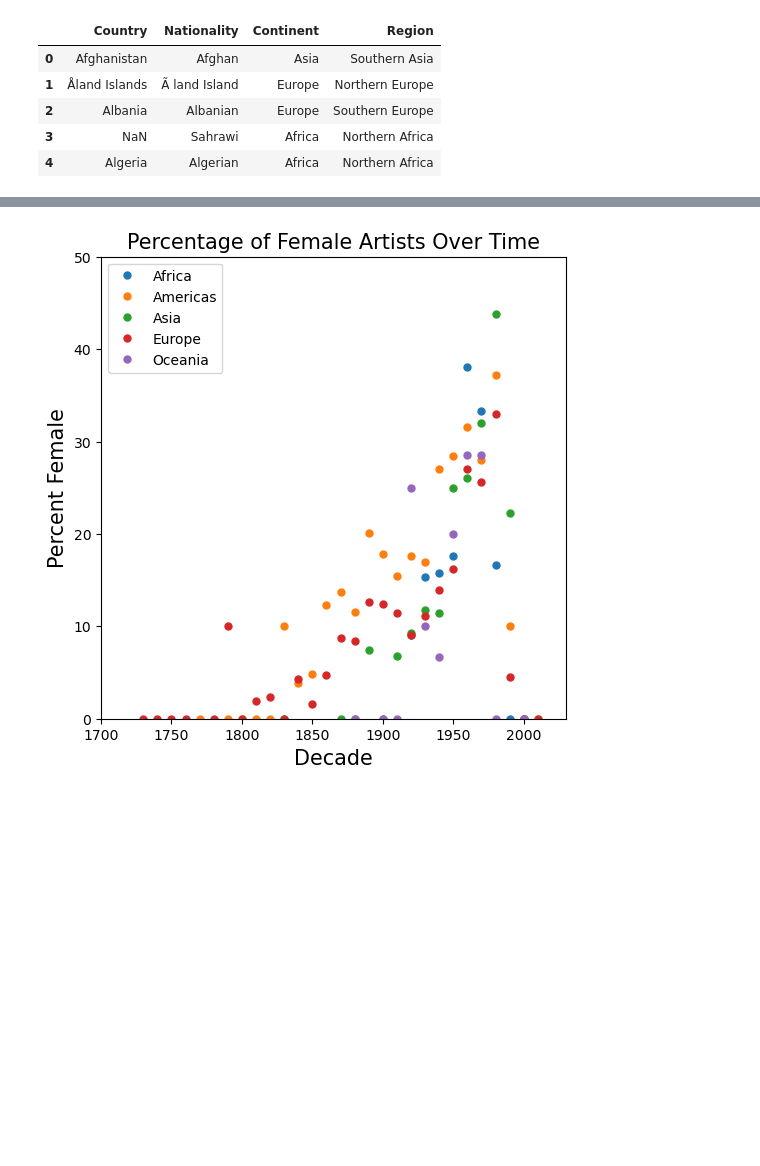
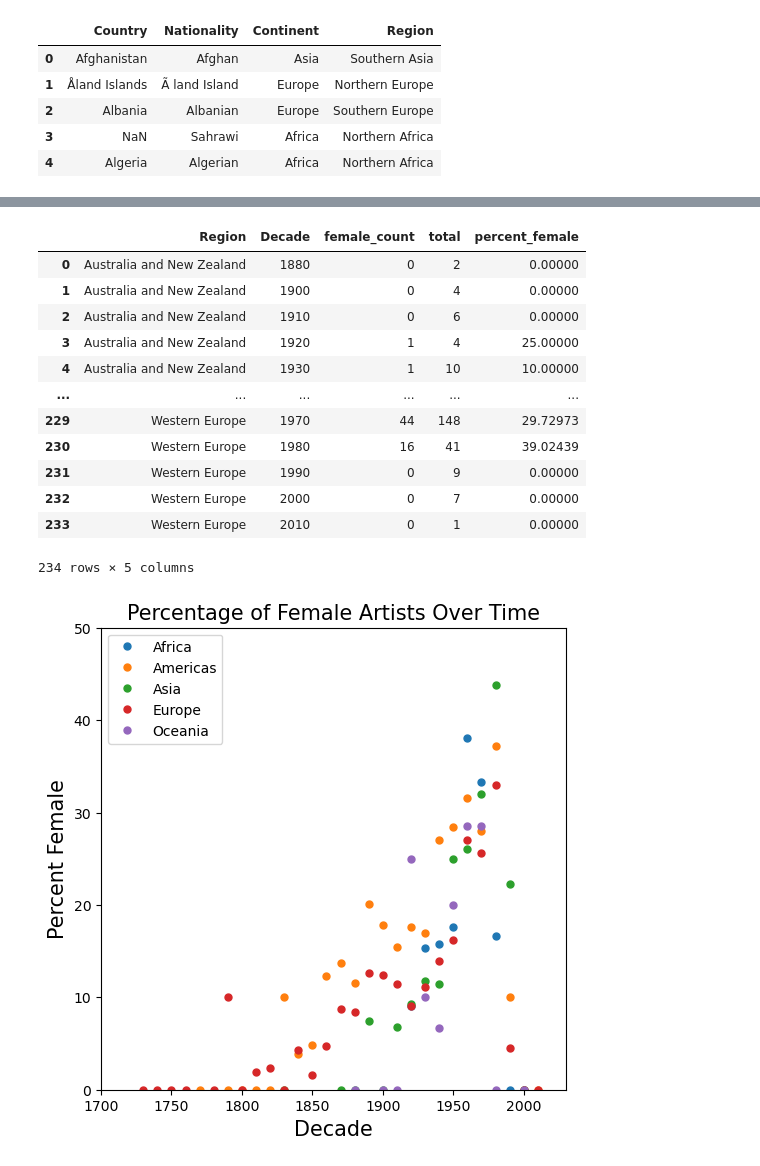
Before and after one commit to Isabelle-Raad/Final_Project_1, a Jupyter notebook: Percent_female.ipynb, the cells around one changed output, grey strips where cells are left out. Saved outputs shown, nothing was run; the diff lists cells and outputs as text; code cells hidden in the pictures; blank space fills up the shorter version.

```diff
--- a/Percent_female.ipynb
+++ b/Percent_female.ipynb
@@ -139,0 +147,20 @@ percent_female
+# %%
+percent_female_region = percent_female.groupby(['Region', 'Decade']).sum()
+percent_female_region['percent_female'] = percent_female_region['female_count'] / percent_female_region['total'] * 100
+percent_female_region = percent_female_region.reset_index()
+percent_female_region = percent_female_region.drop('BeginDate', axis=1)
+percent_female_region
+# %% [output]
+|  | Region | Decade | female_count | total | percent_female |
+| 0 | Australia and New Zealand | 1880 | 0 | 2 | 0.00000 |
+| 1 | Australia and New Zealand | 1900 | 0 | 4 | 0.00000 |
+| 2 | Australia and New Zealand | 1910 | 0 | 6 | 0.00000 |
+| 3 | Australia and New Zealand | 1920 | 1 | 4 | 25.00000 |
+| 4 | Australia and New Zealand | 1930 | 1 | 10 | 10.00000 |
+| ... | ... | ... | ... | ... | ... |
+| 229 | Western Europe | 1970 | 44 | 148 | 29.72973 |
+| 230 | Western Europe | 1980 | 16 | 41 | 39.02439 |
+| 231 | Western Europe | 1990 | 0 | 9 | 0.00000 |
+| 232 | Western Europe | 2000 | 0 | 7 | 0.00000 |
+| 233 | Western Europe | 2010 | 0 | 1 | 0.00000 |
+234 rows × 5 columns
```
Also changed, not shown: parts of 8 cells of this notebook, 3 other files.
